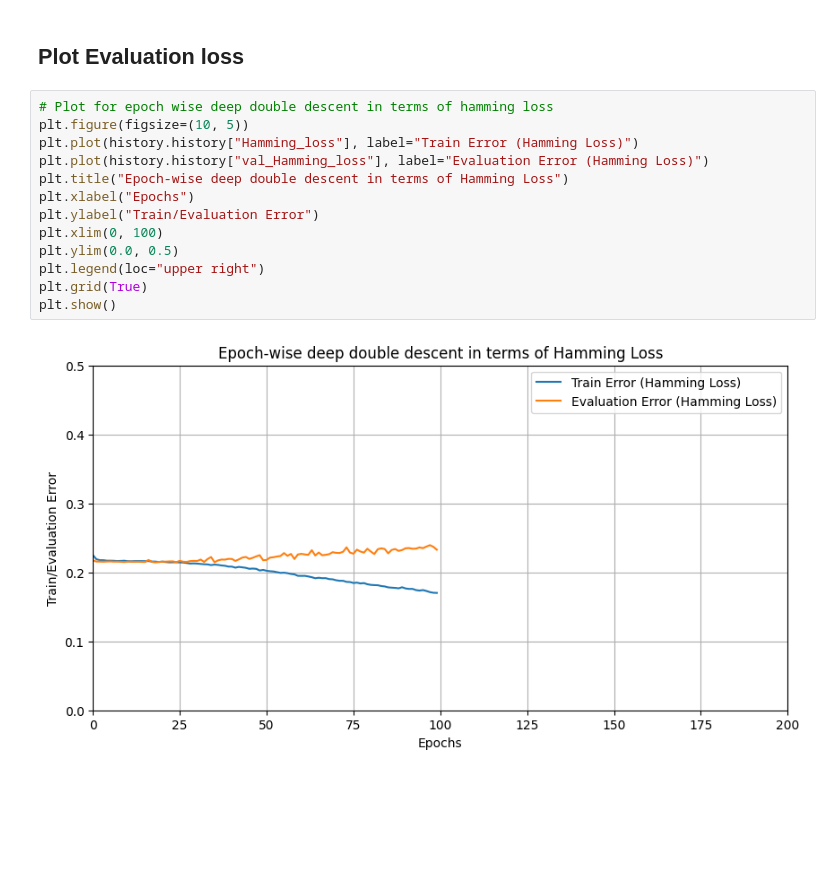
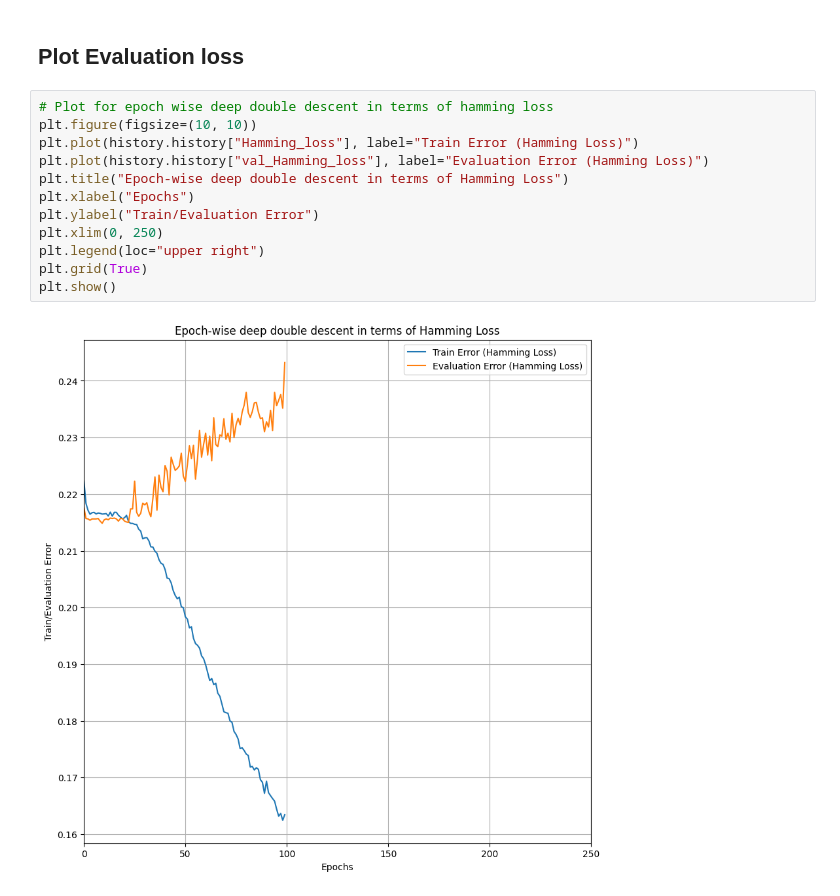
Before and after one commit to Praaathaamesh/Deep_Double_Descent_Clinical_MLC, a Jupyter notebook: nbs/epoch_dd_modelling.ipynb, the cells around one changed output. Drawn from its saved outputs; the diff is of its cells as text; blank space fills up the shorter version.

Commit message:
Fix: Plot size change

```diff
--- a/nbs/epoch_dd_modelling.ipynb
+++ b/nbs/epoch_dd_modelling.ipynb
@@ -231,18 +236,17 @@ Epoch 100/100
 ## Plot Evaluation loss
 # %%
 # Plot for epoch wise deep double descent in terms of hamming loss
-plt.figure(figsize=(10, 5))
+plt.figure(figsize=(10, 10))
 plt.plot(history.history["Hamming_loss"], label="Train Error (Hamming Loss)")
 plt.plot(history.history["val_Hamming_loss"], label="Evaluation Error (Hamming Loss)")
 plt.title("Epoch-wise deep double descent in terms of Hamming Loss")
 plt.xlabel("Epochs")
 plt.ylabel("Train/Evaluation Error")
-plt.xlim(0, 100)
-plt.ylim(0.0, 0.5)
+plt.xlim(0, 250)
 plt.legend(loc="upper right")
 plt.grid(True)
 plt.show()
 # %% [output]
-[figure, old version]
+[figure, new version]
 # %%
 # Plot for epoch wise deep double descent in terms of BCFE loss
```
Also changed, not shown: parts of 4 cells of this notebook.
